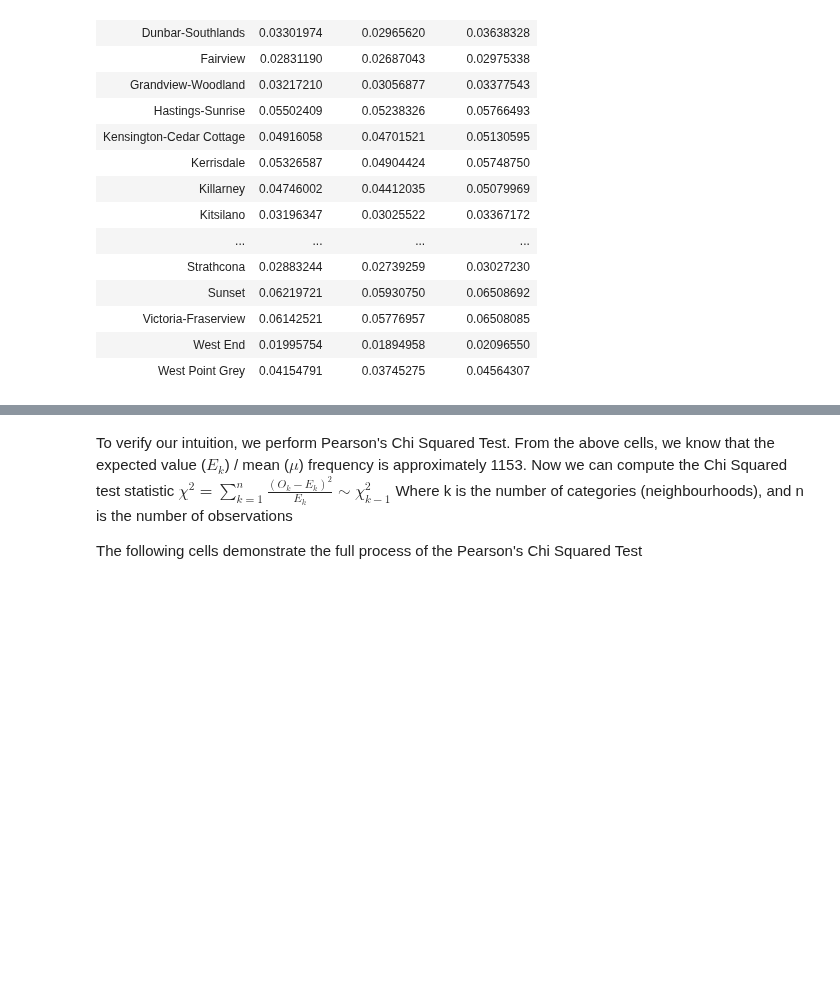
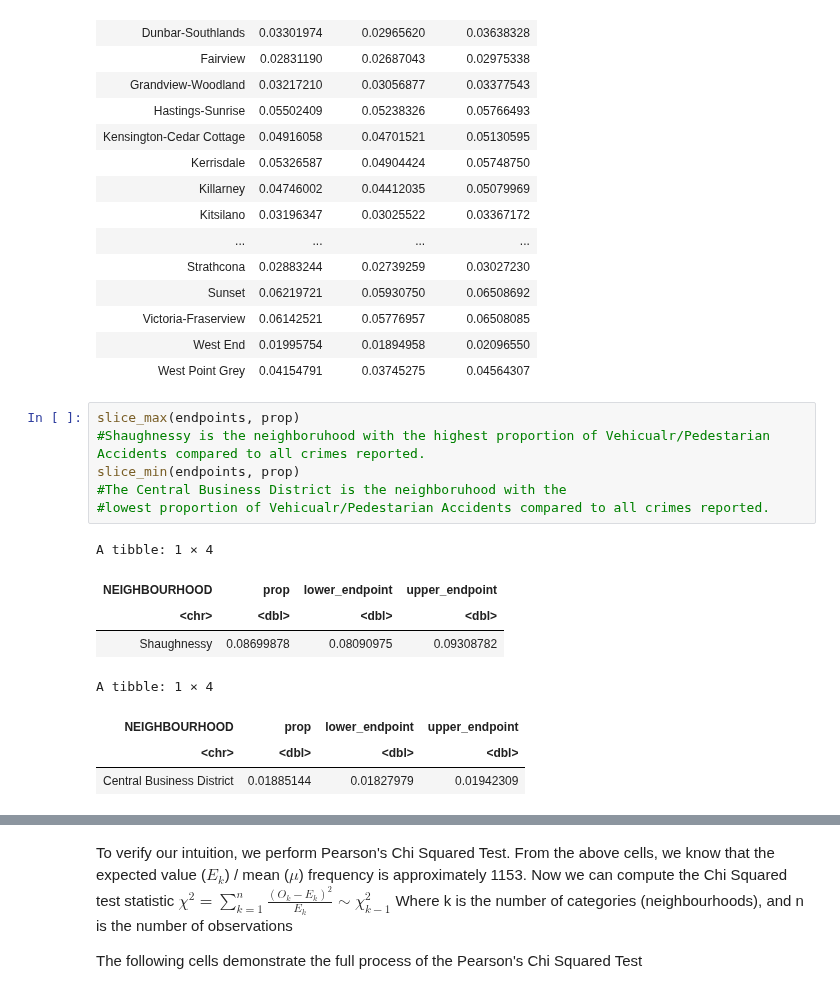
Before and after one commit to pbrar17/VPD-Crime-Analysis, a Jupyter notebook: 14.ipynb, the cells around one changed output, grey strips where cells are left out. Drawn from its saved outputs; the diff is of its cells as text; blank space fills up the shorter version.

Commit message:
sliced bread

```diff
--- a/14.ipynb
+++ b/14.ipynb
@@ -213,3 +218,18 @@ A tibble: 24 × 4
 | Victoria-Fraserview | 0.06142521 | 0.05776957 | 0.06508085 |
 | West End | 0.01995754 | 0.01894958 | 0.02096550 |
 | West Point Grey | 0.04154791 | 0.03745275 | 0.04564307 |
+# %%
+slice_max(endpoints, prop)
+#Shaughnessy is the neighboruhood with the highest proportion of Vehicualr/Pedestarian Accidents compared to all crimes reported.
+slice_min(endpoints, prop)
+#The Central Business District is the neighboruhood with the
+#lowest proportion of Vehicualr/Pedestarian Accidents compared to all crimes reported.
+# %% [output]
+A tibble: 1 × 4
+| NEIGHBOURHOOD | prop | lower_endpoint | upper_endpoint |
+| <chr> | <dbl> | <dbl> | <dbl> |
+| Shaughnessy | 0.08699878 | 0.08090975 | 0.09308782 |
+A tibble: 1 × 4
+| NEIGHBOURHOOD | prop | lower_endpoint | upper_endpoint |
+| <chr> | <dbl> | <dbl> | <dbl> |
+| Central Business District | 0.01885144 | 0.01827979 | 0.01942309 |
```
Also changed, not shown: parts of 5 cells of this notebook.
